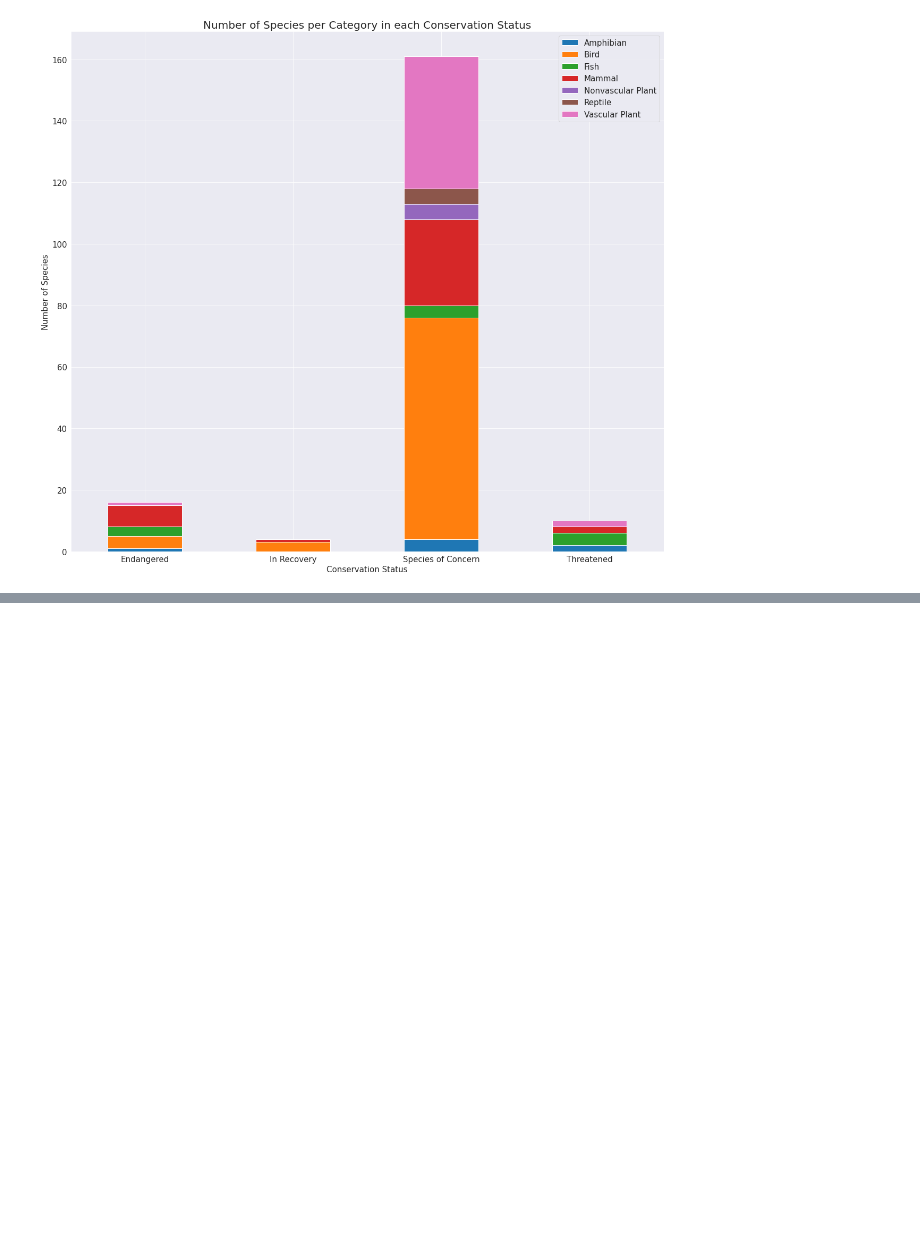
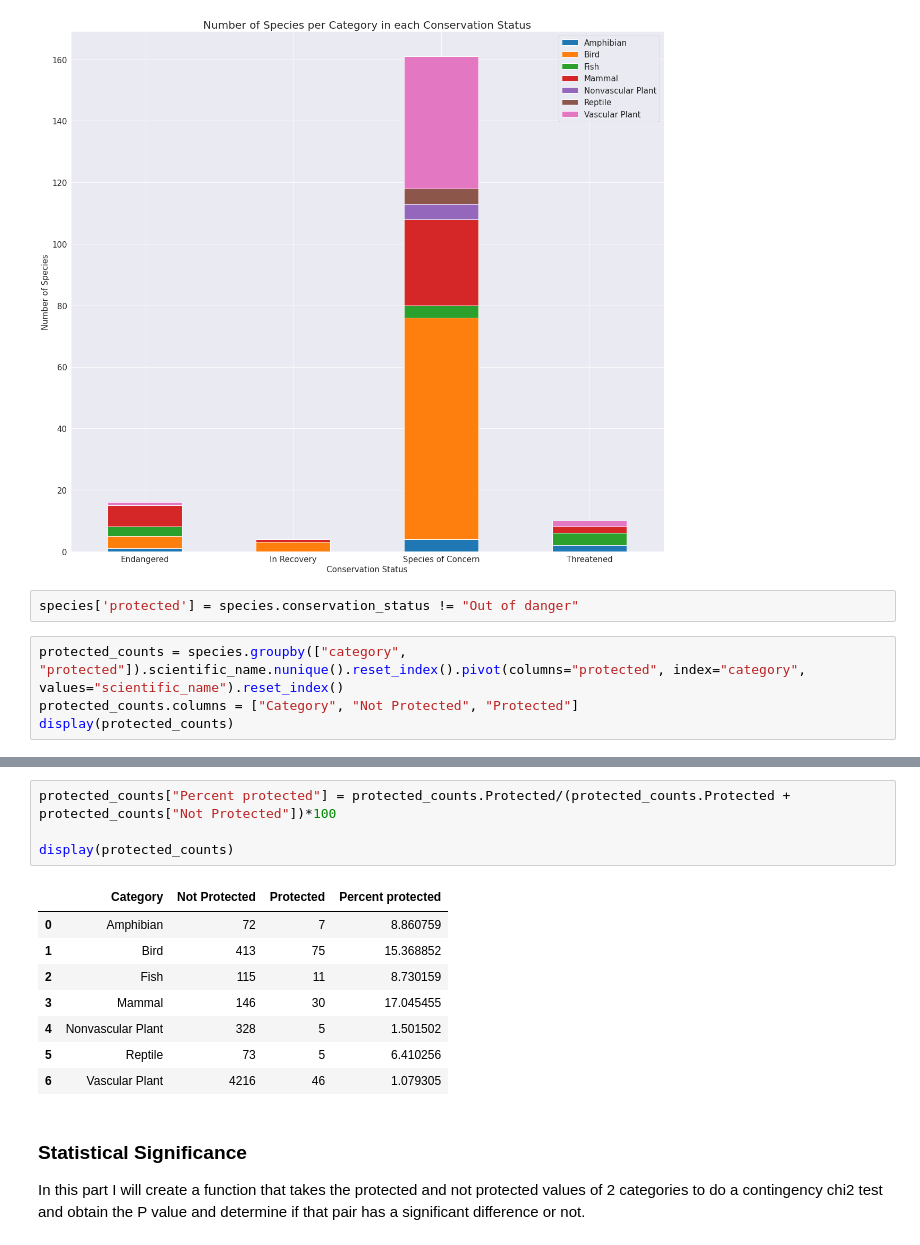
Before and after one commit to jc30flores/Biodiversity, a Jupyter notebook: biodiversity-starter/Biodiversity.ipynb, the cells around one changed output, grey strips where cells are left out. Drawn from its saved outputs; the diff is of its cells as text; blank space fills up the shorter version.

```diff
--- a/biodiversity-starter/Biodiversity.ipynb
+++ b/biodiversity-starter/Biodiversity.ipynb
@@ -234,3 +233,9 @@ ax.title.set_fontsize(20)
 plt.show()
 # %% [output]
 [figure]
+# %%
+species['protected'] = species.conservation_status != "Out of danger"
+# %%
+protected_counts = species.groupby(["category", "protected"]).scientific_name.nunique().reset_index().pivot(columns="protected", index="category", values="scientific_name").reset_index()
+protected_counts.columns = ["Category", "Not Protected", "Protected"]
+display(protected_counts)
@@ -236,0 +251,16 @@ plt.show()
+# %%
+protected_counts["Percent protected"] = protected_counts.Protected/(protected_counts.Protected + protected_counts["Not Protected"])*100
+
+display(protected_counts)
+# %% [output]
+|  | Category | Not Protected | Protected | Percent protected |
+| 0 | Amphibian | 72 | 7 | 8.860759 |
+| 1 | Bird | 413 | 75 | 15.368852 |
+| 2 | Fish | 115 | 11 | 8.730159 |
+| 3 | Mammal | 146 | 30 | 17.045455 |
+| 4 | Nonvascular Plant | 328 | 5 | 1.501502 |
+| 5 | Reptile | 73 | 5 | 6.410256 |
+| 6 | Vascular Plant | 4216 | 46 | 1.079305 |
+# %% [markdown]
+### Statistical Significance
+In this part I will create a function that takes the protected and not protected values of 2 categories to do a contingency chi2 test and obtain the P value and determine if that pair has a significant difference or not.
```
Also changed, not shown: parts of 6 cells of this notebook.
